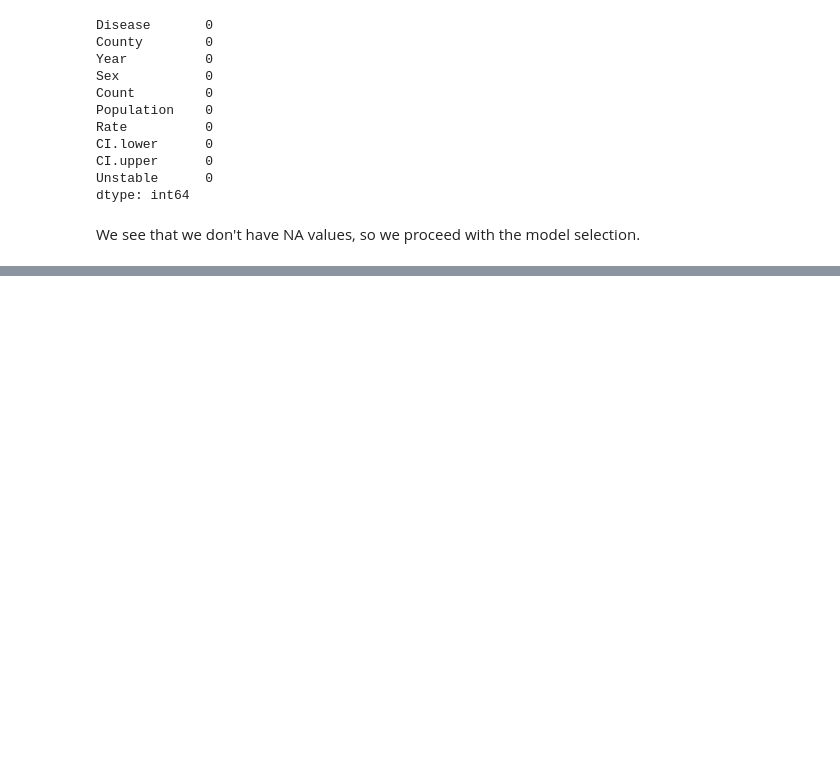
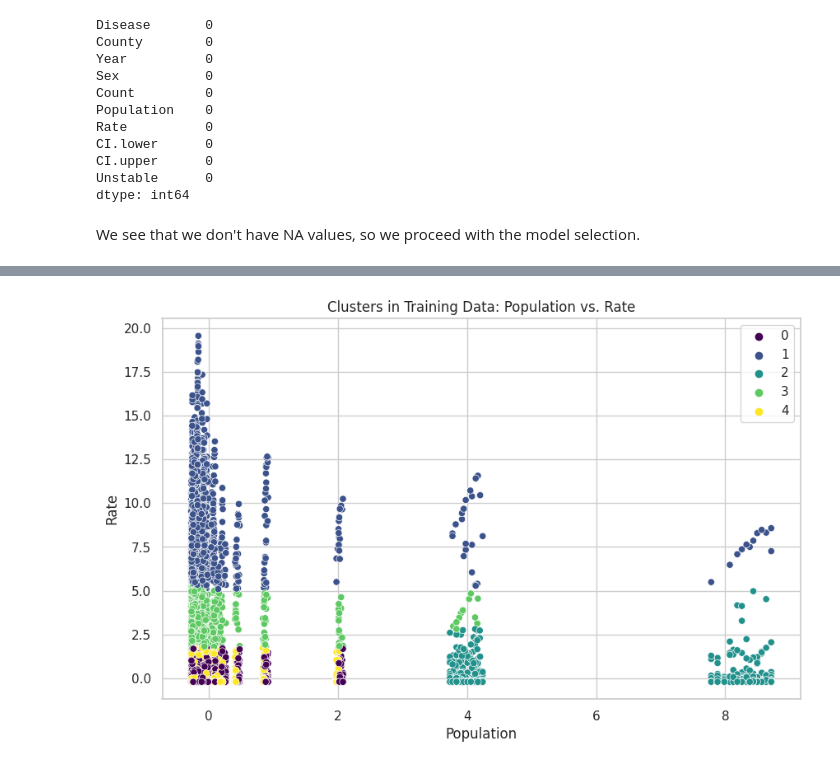
Before and after one commit to gagaleska/Infectious-diseases-prediction, a Jupyter notebook: infectious-diseases-prediction.ipynb, the cells around one changed output, grey strips where cells are left out. Cells and saved outputs as stored; diff of their text form; code cells hidden in the pictures; blank space fills up the shorter version.

```diff
--- a/infectious-diseases-prediction.ipynb
+++ b/infectious-diseases-prediction.ipynb
@@ -173 +220,9 @@ We see that we don't have NA values, so we proceed with the model selection.
 </div>
+# %%
+# Encode categorical variables
+my_df_encoded = my_df.copy()
+le = LabelEncoder()
+my_df_encoded['Sex'] = le.fit_transform(my_df['Sex'])
+my_df_encoded['County'] = le.fit_transform(my_df['County'])
+
+my_df_encoded.head()
@@ -173,0 +236,39 @@ We see that we don't have NA values, so we proceed with the model selection.
+# %%
+# Feature matrix and target variable
+X = my_df_encoded[['County', 'Year', 'Sex', 'Population', 'Rate', 'CI.lower', 'CI.upper']]
+y = my_df_encoded['Count'] > 0  # Binary target: 1 if Count > 0, else 0
+
+# Handle class imbalance using SMOTE
+smote = SMOTE(random_state=42)
+X_res, y_res = smote.fit_resample(X, y)
+
+# Splitting the data into training and testing sets
+X_train, X_test, y_train, y_test = train_test_split(X_res, y_res, test_size=0.2, random_state=42)
+
+# Standardizing the features
+numeric_features = ['Year', 'Population', 'Rate', 'CI.lower', 'CI.upper']
+scaler = StandardScaler()
+X_train_scaled = X_train.copy()
+X_test_scaled = X_test.copy()
+X_train_scaled[numeric_features] = scaler.fit_transform(X_train[numeric_features])
+X_test_scaled[numeric_features] = scaler.transform(X_test[numeric_features])
+
+# K-Means Clustering
+kmeans = KMeans(n_clusters=5, random_state=42, n_init=10)
+train_clusters = kmeans.fit_predict(X_train_scaled[numeric_features])
+test_clusters = kmeans.predict(X_test_scaled[numeric_features])
+
+# Add cluster labels to DataFrames
+X_train_scaled['Cluster'] = train_clusters
+X_test_scaled['Cluster'] = test_clusters
+
+# Visualize the Clusters with a Scatter Plot
+plt.figure(figsize=(10, 6))
+sns.scatterplot(x=X_train_scaled['Population'], y=X_train_scaled['Rate'], hue=X_train_scaled['Cluster'], palette='viridis')
+plt.title('Clusters in Training Data: Population vs. Rate')
+plt.xlabel('Population')
+plt.ylabel('Rate')
+plt.legend()
+plt.show()
+# %% [output]
+[figure, added]
```
Also changed, not shown: parts of 11 cells of this notebook.
